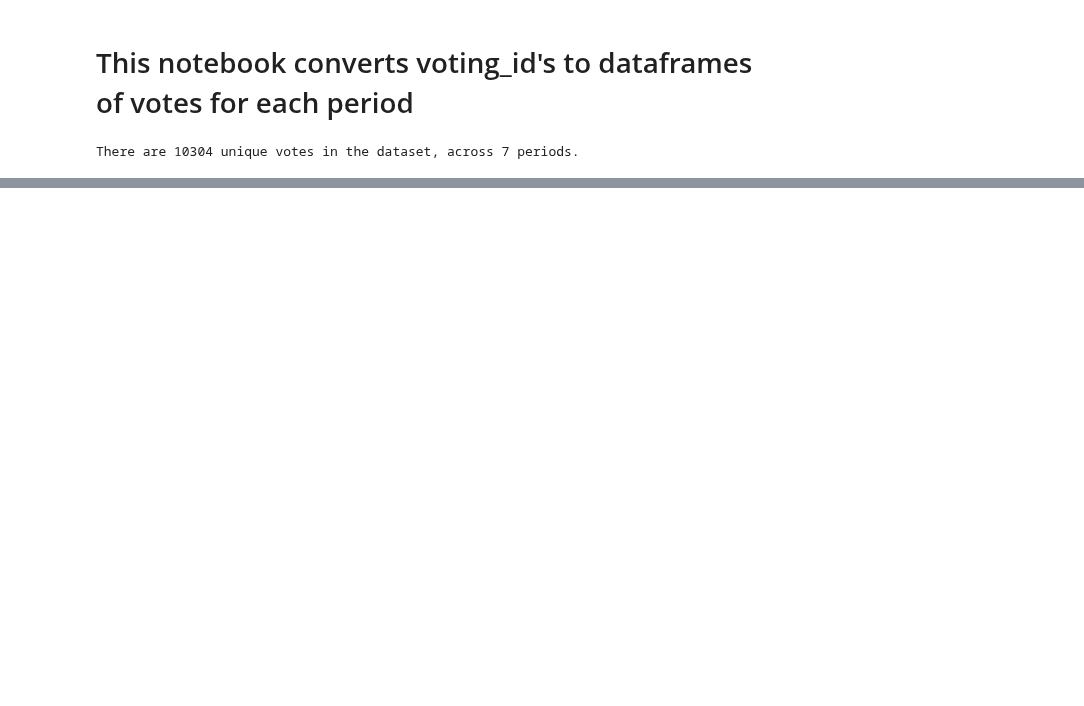
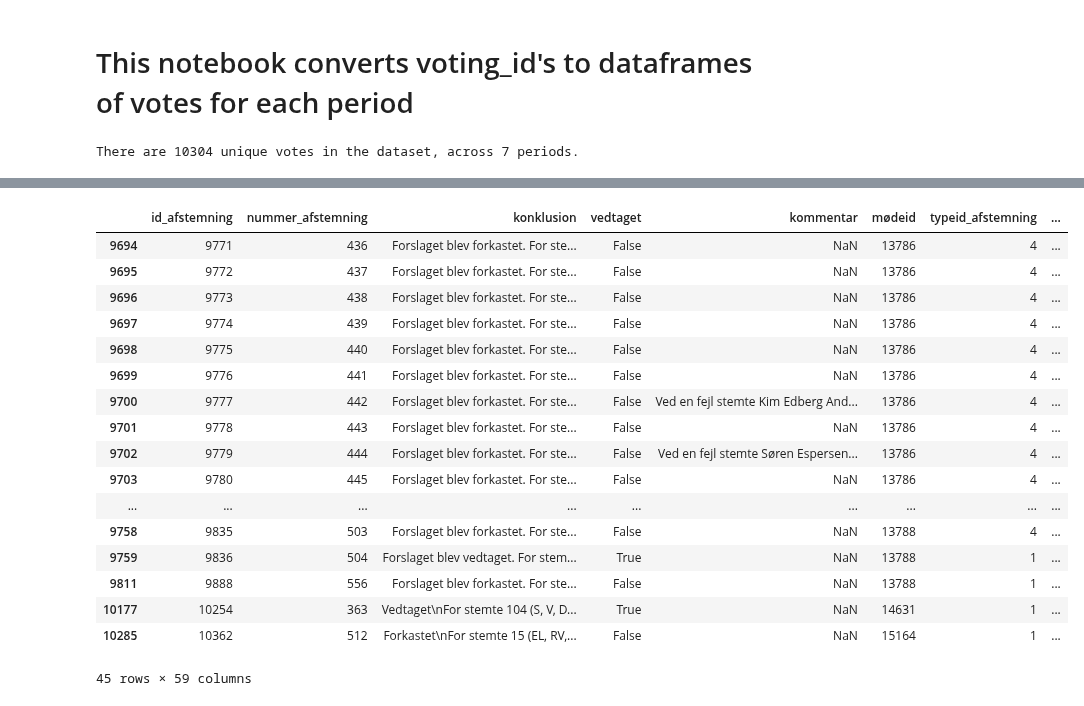
Before and after one commit to Somon8/social_graphs_25, a Jupyter notebook: final-project/voting_id_to_df_votes.ipynb, the cells around one changed output, grey strips where cells are left out. Drawn from its saved outputs; the diff is of its cells as text; code cells hidden in the pictures; blank space fills up the shorter version.

Commit message:
update to voting_id mode + new files

```diff
--- a/final-project/voting_id_to_df_votes.ipynb
+++ b/final-project/voting_id_to_df_votes.ipynb
@@ -127,0 +192,7 @@ df.to_csv(f"./voting-data/df_votes_all_periods.csv", index = False)
+# %%
+periods = [65, 66, 67, 68, 69, 70, 71]
+for period in periods:
+    with urllib.request.urlopen(f"https://raw.githubusercontent.com/Somon8/social_graphs_25/main/final-project/voting-data/df_votes_p{period}.csv") as response:
+        df = pd.read_csv(response)
+        n_unique = df["aktør_id"].nunique()
+        print(f"Period {period} has {n_unique} unique politicians")
@@ -127,0 +201,23 @@ df.to_csv(f"./voting-data/df_votes_all_periods.csv", index = False)
+# %%
+period = 71
+with urllib.request.urlopen(f"https://raw.githubusercontent.com/Somon8/social_graphs_25/main/final-project/voting-data/df_votes_p{period}.csv") as response:
+    df = pd.read_csv(response)
+
+representatives = df[["politician", "party"]].drop_duplicates() #126 unique in
+
+party_counts = (representatives.groupby(
+    by = ["party"]
+)
+    .size()
+    .rename("Member")
+)
+
+party_counts.head(20)
+
+# Alternativet mangler 5
+# Socialdemokratiet mangler 10
+# LA mangler 10 el. 11
+
+representatives[representatives["party"] == "Liberal Alliance"]
+#LA har Ole Birk Olesen, Carsten Bach, Henrik Dahl og Alex Vanopslagh
+#Mangler e.g. Alexandar Ryle
@@ -127,0 +255,5 @@ df.to_csv(f"./voting-data/df_votes_all_periods.csv", index = False)
+# %%
+#Vi kan se at Alexander Ryle har stemt ved  Afstemning nr. 461, 2024-25, 104. Møde, 2025-06-04, 10:00
+with urllib.request.urlopen("https://raw.githubusercontent.com/Somon8/social_graphs_25/main/final-project/folketinget_votings_enriched.csv") as response:
+    df_votings = pd.read_csv(response)
+df_votings
@@ -127,0 +274,23 @@ df.to_csv(f"./voting-data/df_votes_all_periods.csv", index = False)
+# %%
+df_177 = df_votings[(df_votings['nummernumerisk'] == 177) & (df_votings['Period']==71)]
+# %%
+df_177
+# %% [output]
+|  | id_afstemning | nummer_afstemning | konklusion | vedtaget | kommentar | mødeid | typeid_afstemning | ... |
+| 9694 | 9771 | 436 | Forslaget blev forkastet. For ste... | False | NaN | 13786 | 4 | ... |
+| 9695 | 9772 | 437 | Forslaget blev forkastet. For ste... | False | NaN | 13786 | 4 | ... |
+| 9696 | 9773 | 438 | Forslaget blev forkastet. For ste... | False | NaN | 13786 | 4 | ... |
+| 9697 | 9774 | 439 | Forslaget blev forkastet. For ste... | False | NaN | 13786 | 4 | ... |
+| 9698 | 9775 | 440 | Forslaget blev forkastet. For ste... | False | NaN | 13786 | 4 | ... |
+| 9699 | 9776 | 441 | Forslaget blev forkastet. For ste... | False | NaN | 13786 | 4 | ... |
+| 9700 | 9777 | 442 | Forslaget blev forkastet. For ste... | False | Ved en fejl stemte Kim Edberg And... | 13786 | 4 | ... |
+| 9701 | 9778 | 443 | Forslaget blev forkastet. For ste... | False | NaN | 13786 | 4 | ... |
+| 9702 | 9779 | 444 | Forslaget blev forkastet. For ste... | False | Ved en fejl stemte Søren Espersen... | 13786 | 4 | ... |
+| 9703 | 9780 | 445 | Forslaget blev forkastet. For ste... | False | NaN | 13786 | 4 | ... |
+| ... | ... | ... | ... | ... | ... | ... | ... | ... |
+| 9758 | 9835 | 503 | Forslaget blev forkastet. For ste... | False | NaN | 13788 | 4 | ... |
+| 9759 | 9836 | 504 | Forslaget blev vedtaget. For stem... | True | NaN | 13788 | 1 | ... |
+| 9811 | 9888 | 556 | Forslaget blev forkastet. For ste... | False | NaN | 13788 | 1 | ... |
+| 10177 | 10254 | 363 | Vedtaget\nFor stemte 104 (S, V, D... | True | NaN | 14631 | 1 | ... |
+| 10285 | 10362 | 512 | Forkastet\nFor stemte 15 (EL, RV,... | False | NaN | 15164 | 1 | ... |
+45 rows × 59 columns
```
Also changed, not shown: parts of 11 cells of this notebook, 7 other files.
